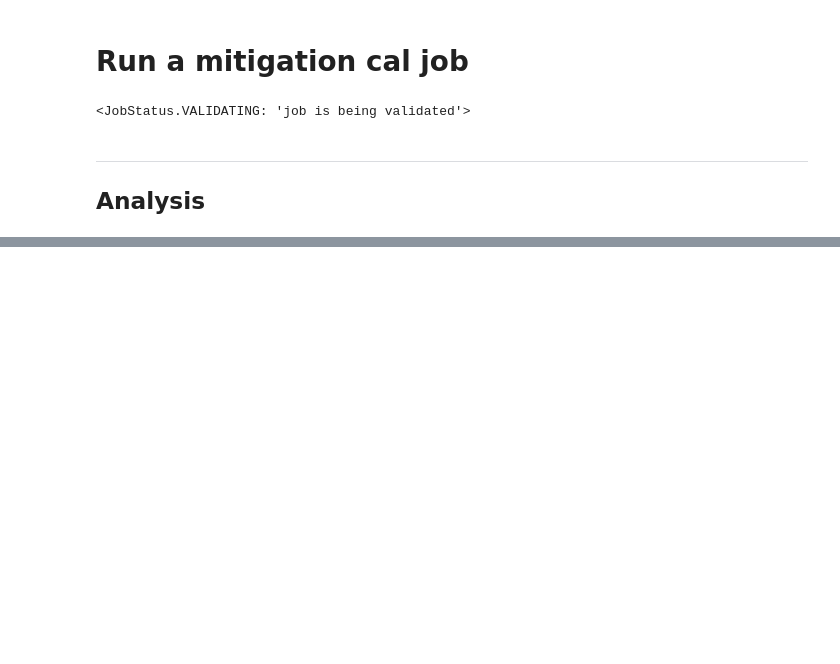
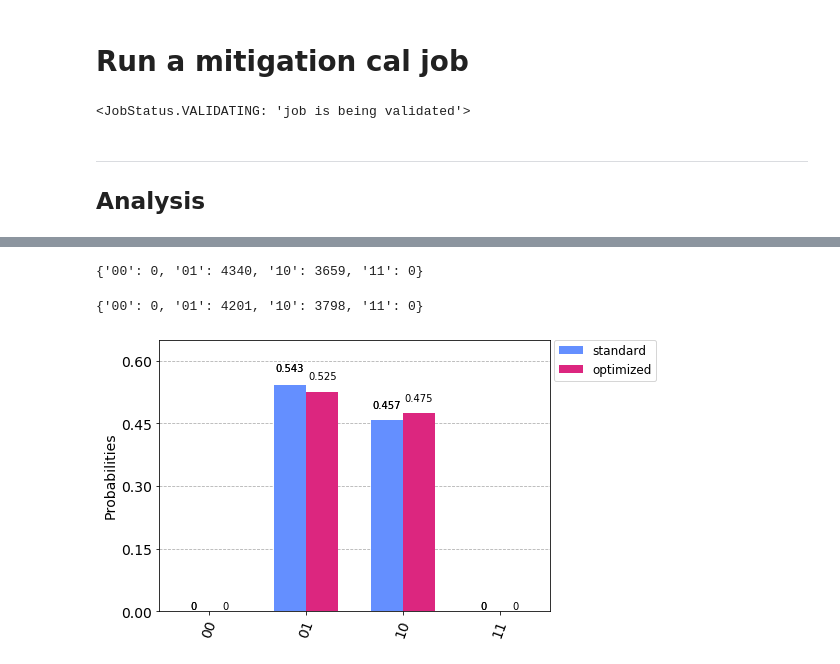
Before and after one commit to singular-value/optimizations_via_openpulse, a Jupyter notebook: QAOA_2Qubit_EXPERIMENT.ipynb, the cells around one changed output, grey strips where cells are left out. Saved outputs shown, nothing was run; the diff lists cells and outputs as text; code cells hidden in the pictures; blank space fills up the shorter version.

```diff
--- a/QAOA_2Qubit_EXPERIMENT.ipynb
+++ b/QAOA_2Qubit_EXPERIMENT.ipynb
@@ -117,0 +139,18 @@ print(optimized_counts)
+# %%
+# sanitize data and plot
+for key in standard_counts:
+    standard_counts[key] = int(standard_counts[key])
+for key in optimized_counts:
+    optimized_counts[key] = int(optimized_counts[key])
+# %%
+standard_counts
+# %% [output]
+{'00': 0, '01': 4340, '10': 3659, '11': 0}
+# %%
+optimized_counts
+# %% [output]
+{'00': 0, '01': 4201, '10': 3798, '11': 0}
+# %%
+plot_histogram([standard_counts, optimized_counts], legend=['standard', 'optimized'])
+# %% [output]
+[figure, added]
```
Also changed, not shown: parts of 3 cells of this notebook.
